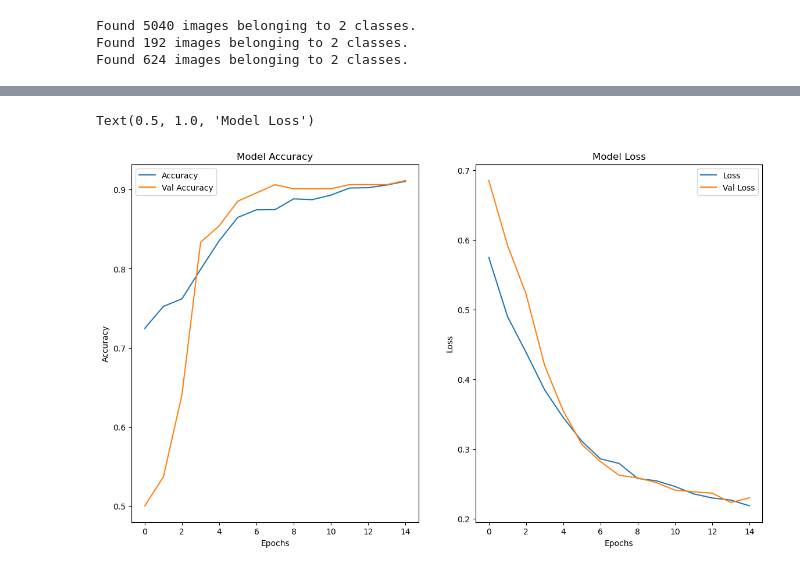
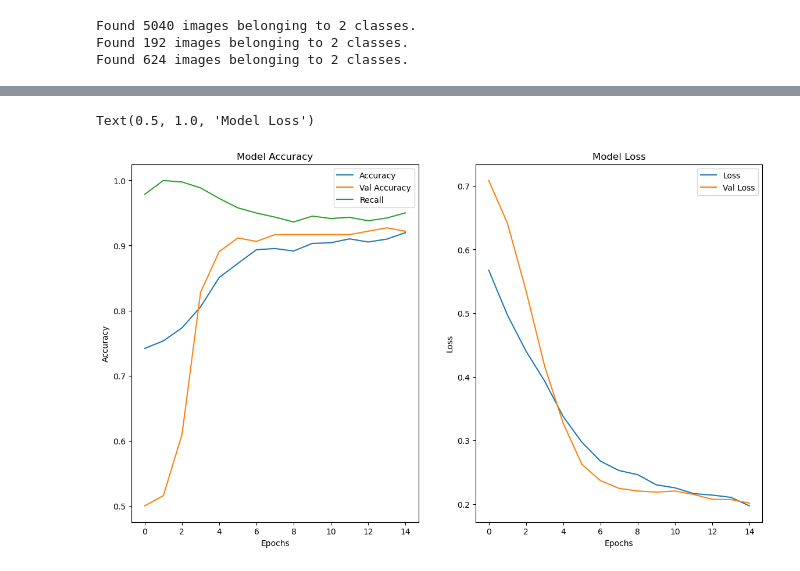
Before and after one commit to Zxhjlk/Phase4Project, a Jupyter notebook: notebooks/Modeling.ipynb, the cells around one changed output, grey strips where cells are left out. Cells and saved outputs as stored; diff of their text form; code cells hidden in the pictures.

```diff
--- a/notebooks/Modeling.ipynb
+++ b/notebooks/Modeling.ipynb
@@ -358,17 +350,17 @@ Found 192 images belonging to 2 classes.
 Found 624 images belonging to 2 classes.
 # %%
 model4 = Sequential()
-model4.add(VGG16(include_top = False, input_shape=(150, 150, 3)))
+model4.add(VGG16(include_top = False, pooling='max', weights='imagenet', input_shape=(150, 150, 3)))
 
 model4.add(Flatten())
-model4.add(Dense(64, activation='relu'))
+model4.add(Dense(128, activation='relu'))
 model4.add(Dense(1, activation='sigmoid'))
 
 reduce_lr = ReduceLROnPlateau(monitor='val_accuracy', factor=0.3, patience=1, min_lr=0.000001, verbose=1)
 early_stop = EarlyStopping(monitor='val_loss', restore_best_weights=True , patience=3, verbose=1)
 
 optimizer = keras.optimizers.SGD(lr=0.0001, clipnorm=1.0)
-model4.compile(optimizer, loss='binary_crossentropy', metrics=['accuracy'])
+model4.compile(optimizer, loss='binary_crossentropy', metrics=['accuracy', keras.metrics.Recall()])
 # %%
 model4_hist = model4.fit(train_img, epochs=15, validation_data=val_img, steps_per_epoch=5040/b_size, callbacks=[early_stop])
 # %% [output]
@@ -397,18 +394,19 @@ model4.evaluate(test_img)
 # %%
 fig, (ax1, ax2) = plt.subplots(ncols=2, figsize=(14, 8))
 ax1.plot(model4_hist.history['accuracy'])
 ax1.plot(model4_hist.history['val_accuracy'])
+ax1.plot(model4_hist.history['recall_1'])
 ax1.set_ylabel('Accuracy')
 ax1.set_xlabel('Epochs')
-ax1.legend(['Accuracy', 'Val Accuracy'])
+ax1.legend(['Accuracy', 'Val Accuracy', 'Recall'])
 ax1.set_title('Model Accuracy')
 
 ax2.plot(model4_hist.history['loss'])
 ax2.plot(model4_hist.history['val_loss'])
 ax2.set_ylabel('Loss')
 ax2.set_xlabel('Epochs')
 ax2.legend(['Loss', 'Val Loss'])
 ax2.set_title('Model Loss')
 # %% [output]
 Text(0.5, 1.0, 'Model Loss')
-[figure, old version]
+[figure, new version]
```
Also changed, not shown: parts of 38 cells of this notebook.
